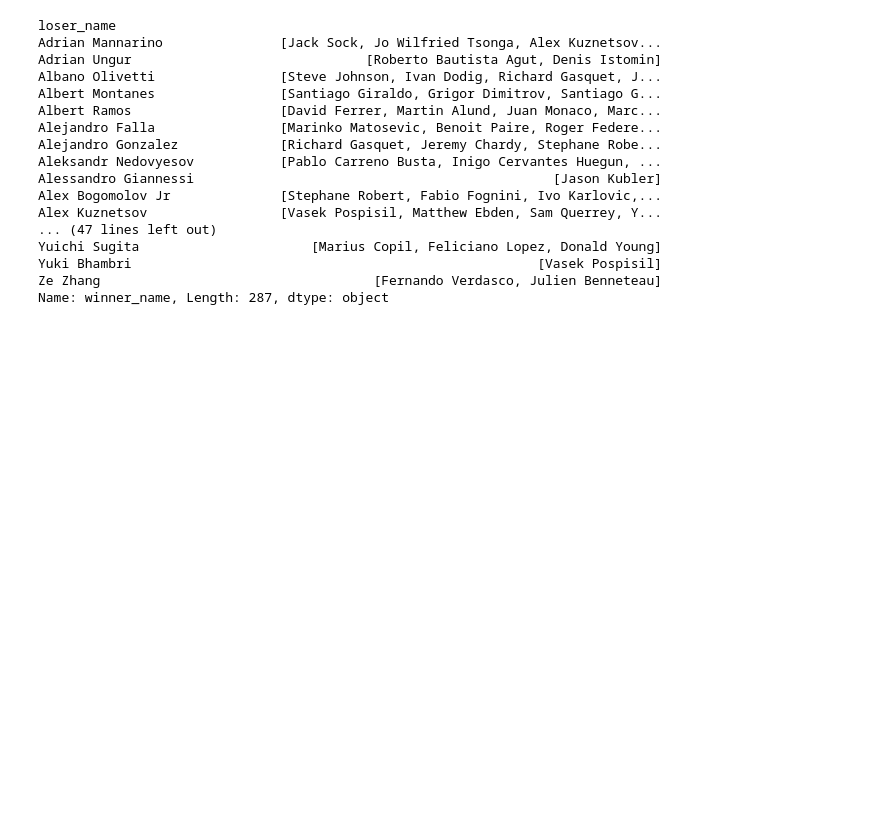
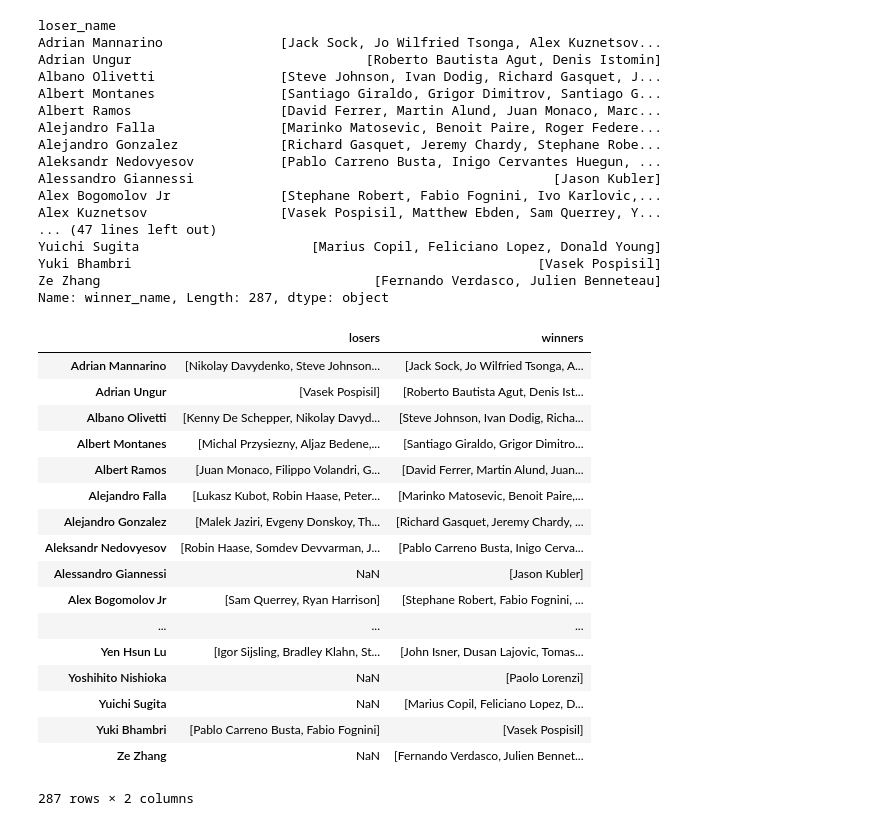
Before and after one commit to APK500/project-three, a Jupyter notebook: Forrest_Sort.ipynb, the cells around one changed output. Cells and saved outputs as stored; diff of their text form; code cells hidden in the pictures; blank space fills up the shorter version.

```diff
--- a/Forrest_Sort.ipynb
+++ b/Forrest_Sort.ipynb
@@ -68,3 +68,25 @@ Yuichi Sugita                      [Marius Copil, Feliciano Lopez, Donald Young]
 Yuki Bhambri                                                    [Vasek Pospisil]
 Ze Zhang                                   [Fernando Verdasco, Julien Benneteau]
 Name: winner_name, Length: 287, dtype: object
+# %%
+merge_table = pd.DataFrame({'winners':winners, 'losers':losers})
+merge_table
+# %% [output]
+|  | losers | winners |
+| Adrian Mannarino | [Nikolay Davydenko, Steve Johnson... | [Jack Sock, Jo Wilfried Tsonga, A... |
+| Adrian Ungur | [Vasek Pospisil] | [Roberto Bautista Agut, Denis Ist... |
+| Albano Olivetti | [Kenny De Schepper, Nikolay Davyd... | [Steve Johnson, Ivan Dodig, Richa... |
+| Albert Montanes | [Michal Przysiezny, Aljaz Bedene,... | [Santiago Giraldo, Grigor Dimitro... |
+| Albert Ramos | [Juan Monaco, Filippo Volandri, G... | [David Ferrer, Martin Alund, Juan... |
+| Alejandro Falla | [Lukasz Kubot, Robin Haase, Peter... | [Marinko Matosevic, Benoit Paire,... |
+| Alejandro Gonzalez | [Malek Jaziri, Evgeny Donskoy, Th... | [Richard Gasquet, Jeremy Chardy, ... |
+| Aleksandr Nedovyesov | [Robin Haase, Somdev Devvarman, J... | [Pablo Carreno Busta, Inigo Cerva... |
+| Alessandro Giannessi | NaN | [Jason Kubler] |
+| Alex Bogomolov Jr | [Sam Querrey, Ryan Harrison] | [Stephane Robert, Fabio Fognini, ... |
+| ... | ... | ... |
+| Yen Hsun Lu | [Igor Sijsling, Bradley Klahn, St... | [John Isner, Dusan Lajovic, Tomas... |
+| Yoshihito Nishioka | NaN | [Paolo Lorenzi] |
+| Yuichi Sugita | NaN | [Marius Copil, Feliciano Lopez, D... |
+| Yuki Bhambri | [Pablo Carreno Busta, Fabio Fognini] | [Vasek Pospisil] |
+| Ze Zhang | NaN | [Fernando Verdasco, Julien Bennet... |
+287 rows × 2 columns
```
Also changed, not shown: parts of 4 cells of this notebook.
